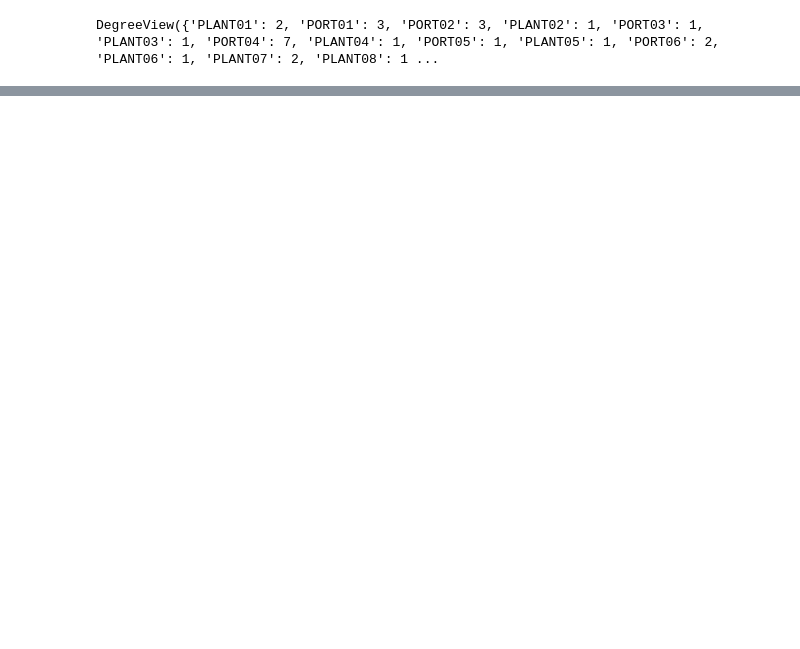
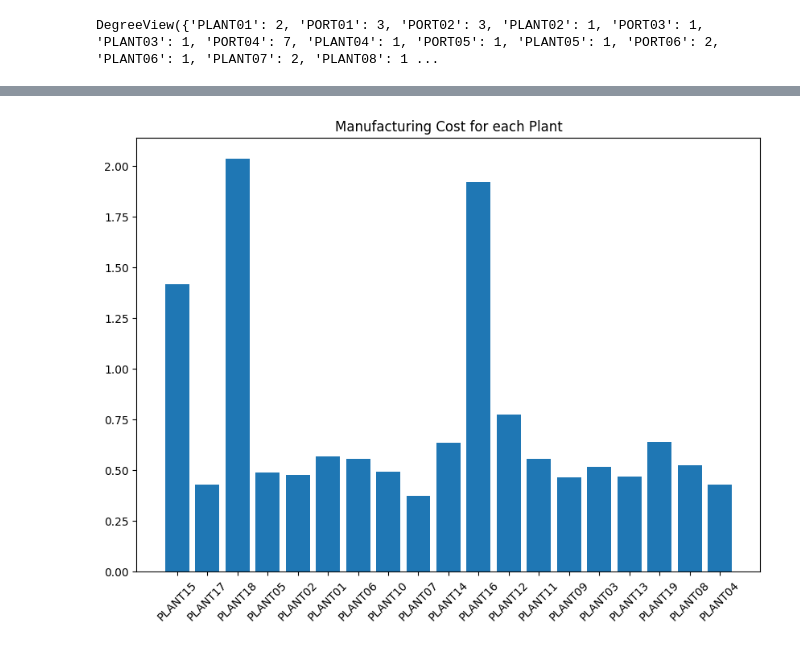
Before and after one commit to ram-polisetti/DataScience, a Jupyter notebook: Supplychain Projects/routing-optmization.ipynb, the cells around one changed output, grey strips where cells are left out. Drawn from its saved outputs; the diff is of its cells as text; code cells hidden in the pictures; blank space fills up the shorter version.

```diff
--- a/Supplychain Projects/routing-optmization.ipynb
+++ b/Supplychain Projects/routing-optmization.ipynb
@@ -137,0 +118,3 @@ wh_costs
+# %%
+wh_costs.set_index("WH", inplace=True)
+wh_costs
@@ -217,0 +494,8 @@ plt.show()
+# %%
+fig, ax = plt.subplots(1,1, figsize=(10,7))
+plt.xticks(rotation=45)
+ax.bar(wh_costs.index, wh_costs["cost/unit"])
+plt.title("Manufacturing Cost for each Plant")
+plt.show()
+# %% [output]
+[figure, added]
```
Also changed, not shown: parts of 32 cells of this notebook, 1 other file.
